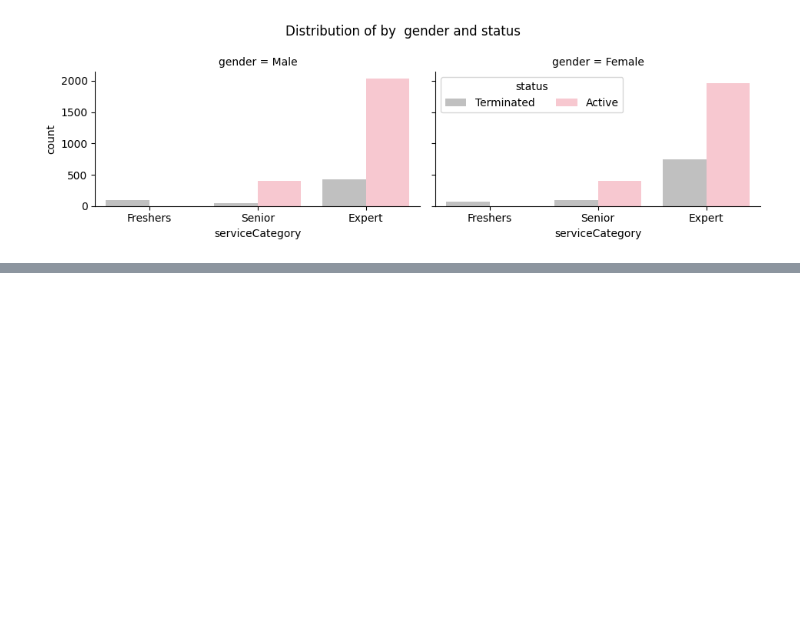
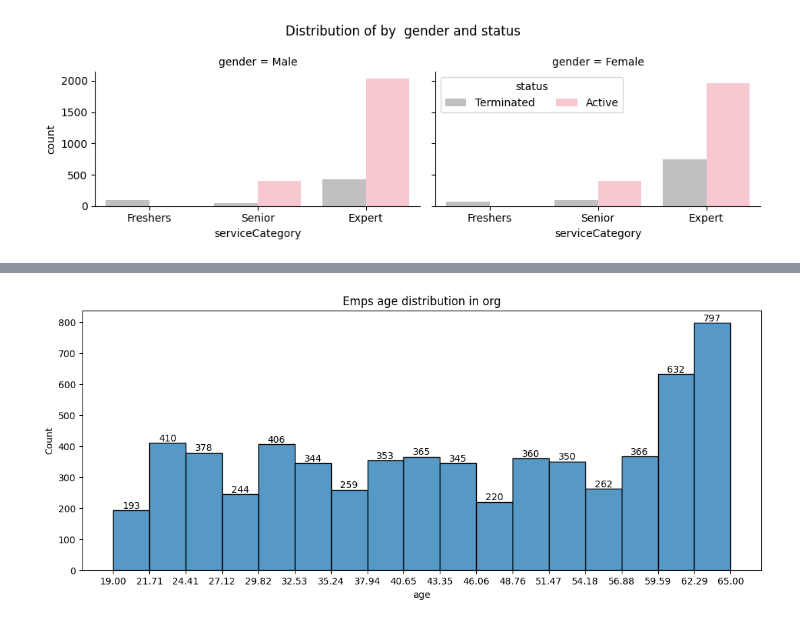
Before and after one commit to idrisrazaballry/pythonLibraries, a Jupyter notebook: attrition.ipynb, the cells around one changed output, grey strips where cells are left out. Cells and saved outputs as stored; diff of their text form; code cells hidden in the pictures; blank space fills up the shorter version.

```diff
--- a/attrition.ipynb
+++ b/attrition.ipynb
@@ -564,0 +606,11 @@ plt.show()
+# %%
+plt.figure(figsize=(13,5))
+
+c=sns.histplot(data=df, x='age')
+c.bar_label(c.containers[0])
+plt.title('Emps age distribution in org')
+plt.xticks(ticks=np.linspace(19,65,18))
+
+plt.show()
+# %% [output]
+[figure, added]
```
Also changed, not shown: parts of 6 cells of this notebook.
